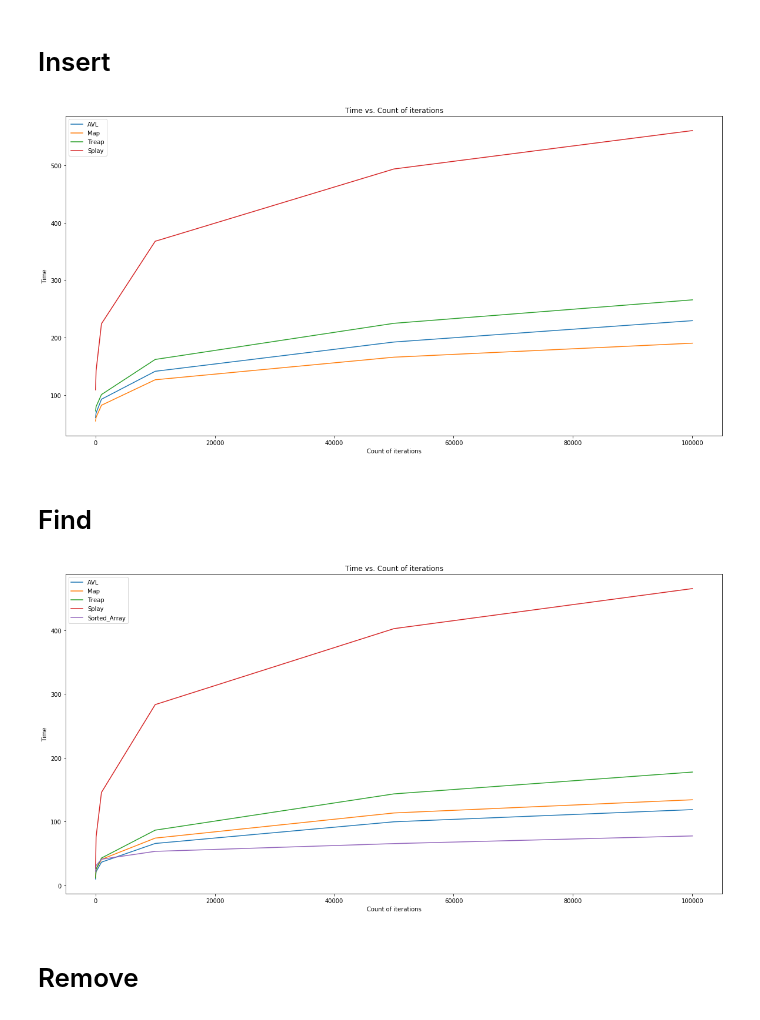
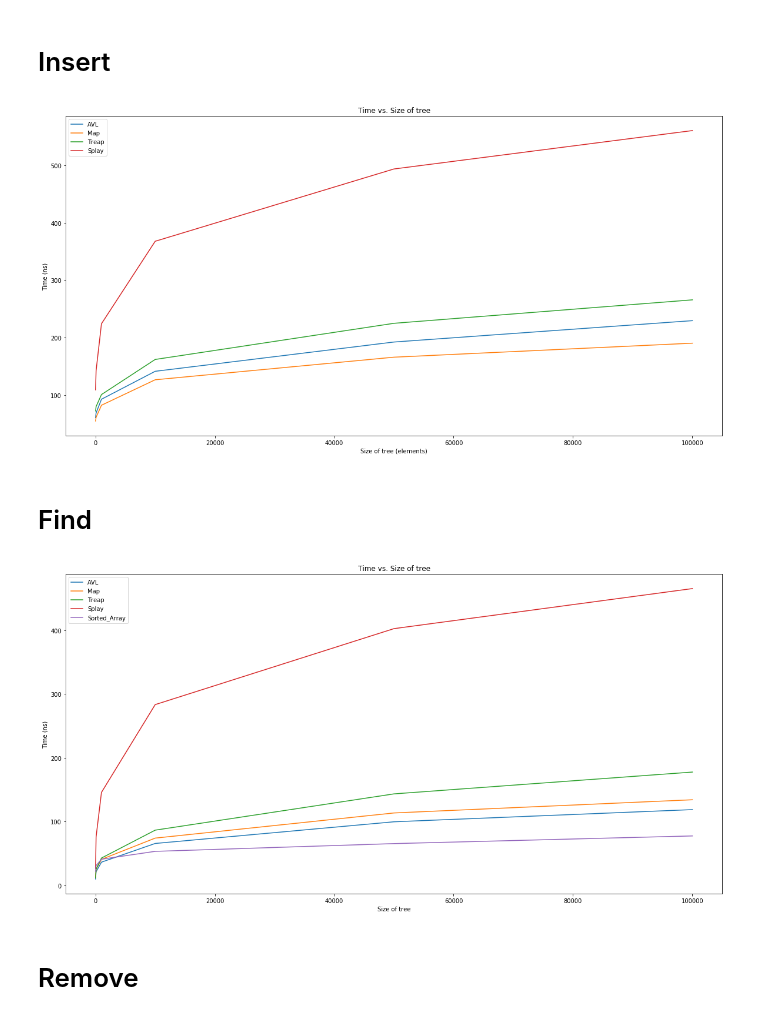
Before and after one commit to Lenferd/Search-trees, a Jupyter notebook: results/report.ipynb, the cells around one changed output. Cells and saved outputs as stored; diff of their text form; code cells hidden in the pictures.

Commit message:
Fix graph labels

```diff
--- a/results/report.ipynb
+++ b/results/report.ipynb
@@ -56,33 +56,28 @@ import pandas as pd
 # %% [markdown]
 # Insert
 # %%
-dsFind = df.loc[df['Test'] == 'Insert']
-dsFindAVL = dsFind.loc[dsFind['Algo'] == 'AVL']
-dsFindMap = dsFind.loc[dsFind['Algo'] == 'Map']
-dsFindTreap = dsFind.loc[dsFind['Algo'] == 'Treap']
-dsFindSplay = dsFind.loc[dsFind['Algo'] == 'Splay']
-# dsFindAVL = dsFindAVL.sort_values(by=['AlgInter'])
+dsInsert = df.loc[df['Test'] == 'Insert']
+dsInsertAVL = dsInsert.loc[dsInsert['Algo'] == 'AVL']
+dsInsertMap = dsInsert.loc[dsInsert['Algo'] == 'Map']
+dsInsertTreap = dsInsert.loc[dsInsert['Algo'] == 'Treap']
+dsInsertSplay = dsInsert.loc[dsInsert['Algo'] == 'Splay']
 # %%
 First = 'AlgInter'
 Second = 'Time (ns)'
 plt.rcParams['figure.figsize'] = [20, 10]
-plt.plot(dsFindAVL[First], dsFindAVL[Second] / 100 , label = 'AVL')
-plt.plot(dsFindMap[First], dsFindMap[Second] / 100, label = 'Map')
-plt.plot(dsFindTreap[First], dsFindTreap[Second] / 100, label = 'Treap')
-plt.plot(dsFindSplay[First], dsFindSplay[Second] / 100, label = 'Splay')
-# plt.plot(dsFindAVL[First], np.log(dsFindAVL[First]) , label = 'LogN')
-# plt.plot(dsFindAVL[First], dsFindAVL[First] , label = 'N')
+plt.plot(dsInsertAVL[First], dsInsertAVL[Second] / 100 , label = 'AVL')
+plt.plot(dsInsertMap[First], dsInsertMap[Second] / 100, label = 'Map')
+plt.plot(dsInsertTreap[First], dsInsertTreap[Second] / 100, label = 'Treap')
+plt.plot(dsInsertSplay[First], dsInsertSplay[Second] / 100, label = 'Splay')
 
-# plt.plot(units_arr, test_err, label = 'train')
-# plt.xlim([np.min(dsFind['Time (ns)']), np.max(dsFind['Time (ns)'])])
-plt.title('Time vs. Count of iterations')
-plt.xlabel('Count of iterations')
-plt.ylabel('Time')
+plt.title('Time vs. Size of tree')
+plt.xlabel('Size of tree (elements)')
+plt.ylabel('Time (ns)')
 plt.legend()
 plt.savefig('Insert.png')
 pass
 # %% [output]
-[figure, old version]
+[figure, new version]
 # %% [markdown]
 # Find
 # %%
@@ -103,17 +96,15 @@ plt.plot(dsFindMap[First], dsFindMap[Second] / 100, label = 'Map')
 plt.plot(dsFindTreap[First], dsFindTreap[Second] / 100, label = 'Treap')
 plt.plot(dsFindSplay[First], dsFindSplay[Second] / 100, label = 'Splay')
 plt.plot(dsFindSorted_Array[First], dsFindSorted_Array[Second] / 100, label = 'Sorted_Array')
-# plt.plot(dsFindSorted_Array[First], np.log(dsFindSorted_Array[First]), label = 'logn')
-# plt.plot(units_arr, test_err, label = 'train')
-# plt.xlim([np.min(dsFind['Time (ns)']), np.max(dsFind['Time (ns)'])])
-plt.title('Time vs. Count of iterations')
-plt.xlabel('Count of iterations')
-plt.ylabel('Time')
+
+plt.title('Time vs. Size of tree')
+plt.xlabel('Size of tree')
+plt.ylabel('Time (ns)')
 plt.legend()
 plt.savefig('Find.png')
 pass
 # %% [output]
-[figure, old version]
+[figure, new version]
 # %% [markdown]
 # Remove
 # %%
```
Also changed, not shown: parts of 5 cells of this notebook.
